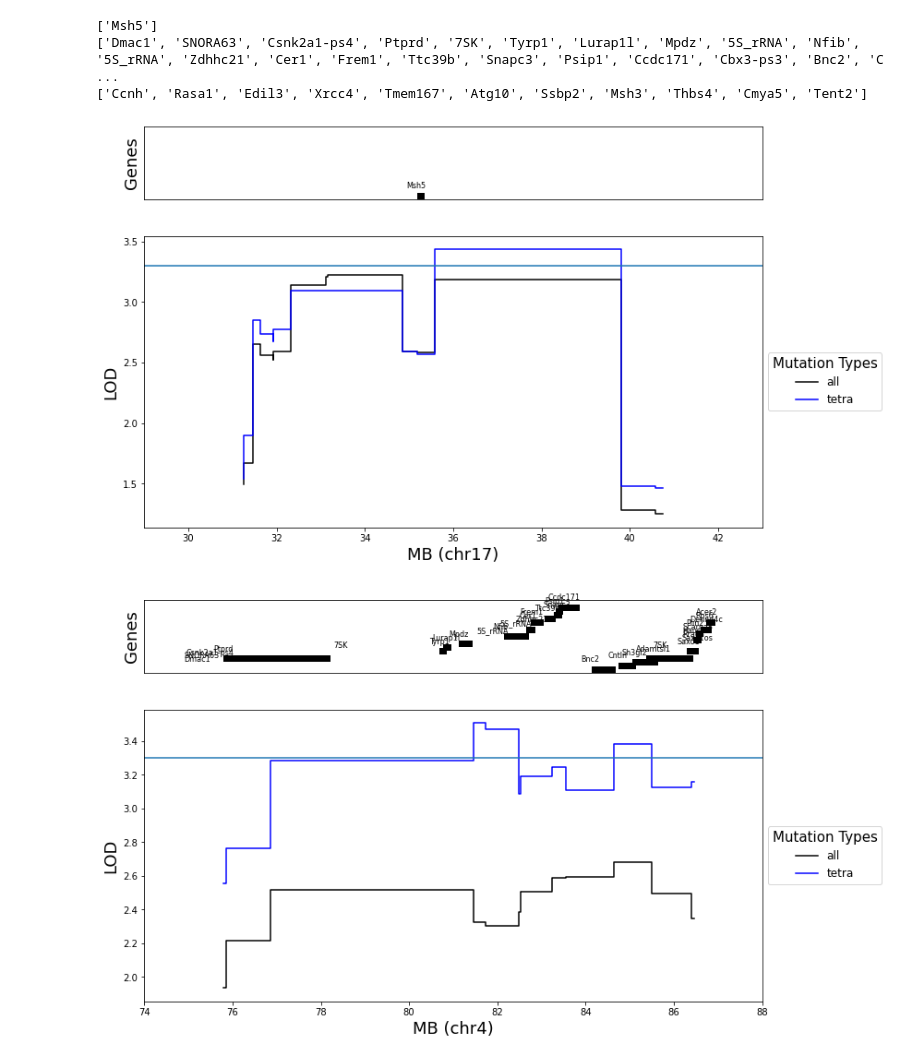
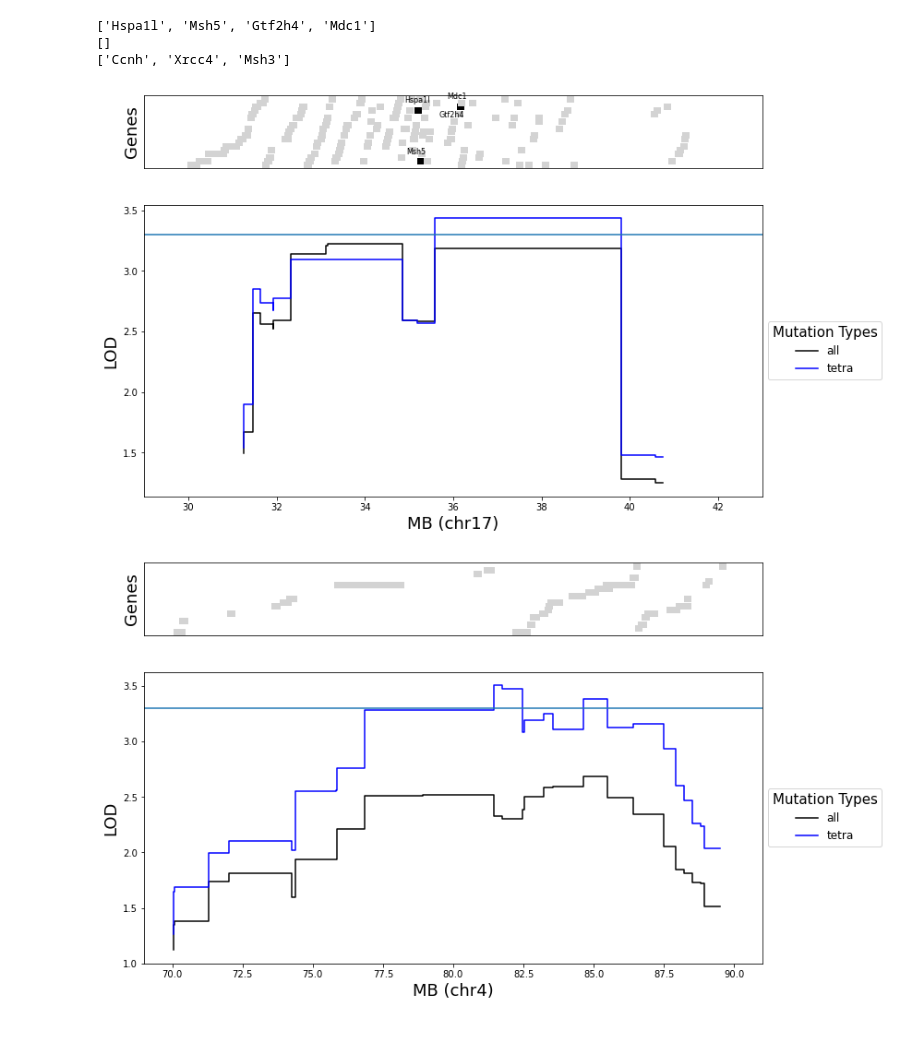
Before and after one commit to gymreklab/BXD-STR-Mutator-Manuscript, a Jupyter notebook: analysis/SuppFig-PeakZoom.ipynb, the cells around one changed output. Cells and saved outputs as stored; diff of their text form; code cells hidden in the pictures; blank space fills up the shorter version.

```diff
--- a/analysis/SuppFig-PeakZoom.ipynb
+++ b/analysis/SuppFig-PeakZoom.ipynb
@@ -1,4 +1,8 @@
 # %%
+import matplotlib
+matplotlib.rcParams['pdf.fonttype'] = 42
+matplotlib.rcParams['ps.fonttype'] = 42
+
 import pandas as pd
 import numpy as np
 import matplotlib.pyplot as plt
@@ -7,6 +11,8 @@ import matplotlib.patches as patches
 perc_expand_by_epoch = pd.read_csv('../outs/perc_expand_by_epoch_final.csv', index_col=0)
 perc_expand_by_epoch_tetra = pd.read_csv('../outs/perc_expand_by_epoch_tetra_final.csv', index_col=0)
 gtf_file = pd.read_csv('../data/vep/gencode.vM30.annotation.gtf.gz', skiprows=5, sep='\t', header=None)
+
+dna_repair_genes = [item.strip() for item in open('../outs/dna-repair-genes.txt', 'r').readlines()]
 # %%
 perc_expand = perc_expand_by_epoch[perc_expand_by_epoch["epoch_grp"]=="all"]
 perc_expand_tetra = perc_expand_by_epoch_tetra[perc_expand_by_epoch_tetra["epoch_grp"]=="all"]
@@ -30,7 +36,7 @@ def get_pts(x_data, y_data):
     y_pts.append(y_data[-1])
     return x_pts, y_pts
 # %%
-regions = [("chr17", 30, 42, ["Msh5"]), ("chr4", 75, 87, []), ("chr13",77.5, 95, ['Ccnh', 'Rasa1', 'Edil3', 'Xrcc4', 'Tmem167', 'Atg10', 'Ssbp2', 'Msh3', 'Cmya5', 'Thbs4', 'Tent2'])]
+regions = [("chr17", 30, 42, []), ("chr4", 70, 90, []), ("chr13",77.5, 95, [])]
 W = 1
 for r in regions:
     pe_region = perc_expand[(perc_expand["chr"]==r[0]) &
@@ -46,38 +52,42 @@ for r in regions:
     gtf_region[8] = gtf_region[8].apply(lambda x: x.split('gene_name "')[1].split('"')[0])
     gtf_region = gtf_region[~gtf_region[8].apply(lambda x: x.startswith("Gm") or x.endswith("Rik") or x.startswith("ENSM"))]
     if len(r[3])>0:
         gtf_region = gtf_region[gtf_region[8].isin(r[3])]
-    print(list(gtf_region[8]))
+    print([item for item in list(gtf_region[8]) if item in dna_repair_genes])
     fig, ax = plt.subplots(2, figsize=(12, 8), gridspec_kw={'height_ratios': [1, 4]})
 
     #### Plot gene locations ####
     ax[0].set_xlim((r[1]-W, r[2]+W))
     ax[0].set_ylim([-10, 10])
     y_locations = GetYCoords(range(-9, 10), gtf_region.shape[0])
     count = 0
 
     for index, row in gtf_region.iterrows():
         x_points = [float(row[3]/10**6), float(row[4]/10**6)]
-        ax[0].plot(x_points, [y_locations[count]]*2, linewidth=7, label=row[8], color = 'black')
-        ax[0].annotate(row[8], xy=(x_points[0]-0.3, y_locations[count]+2), fontsize=8)
+        if row[8] in dna_repair_genes:
+            ax[0].plot(x_points, [y_locations[count]]*2, linewidth=7, label=row[8], color = 'black')
+            ax[0].annotate(row[8], xy=(x_points[0]-0.3, y_locations[count]+2), fontsize=8)
+        else:
+            ax[0].plot(x_points, [y_locations[count]]*2, linewidth=7, label=row[8], color = 'lightgray')
         count += 1
     ax[0].tick_params(axis='both', bottom=False, left=False, labelbottom=False, labelleft=False)
     ax[0].set_ylabel('Genes', fontsize=18)
 
     #### Plot LOD epoch lines ###
     ax[1].set_xlim((r[1]-W, r[2]+W))
     x_all, y_all = get_pts(list(pe_region["pos"]/10**6),list(pe_region["LOD"]))
     x_tetra, y_tetra = get_pts(list(pe_region_tetra["pos"]/10**6),list(pe_region_tetra["LOD"]))
 
     ax[1].plot(x_all, y_all, label = 'all', color='black')
     ax[1].plot(x_tetra, y_tetra, label = 'tetra', color='blue')
     ax[1].axhline(y=3.3)
     ax[1].legend(title='Mutation Types', title_fontsize = 15, fontsize=12, loc='center left', bbox_to_anchor=(1, 0.5))
     plt.xlabel('MB (%s)'%r[0], fontsize=18)
     plt.ylabel('LOD', fontsize=18)
+    fig.savefig('pdfs/LocusZoom-PercExps-%s.pdf'%r[0])
 # %% [output]
-['Msh5']
-['Dmac1', 'SNORA63', 'Csnk2a1-ps4', 'Ptprd', '7SK', 'Tyrp1', 'Lurap1l', 'Mpdz', '5S_rRNA', 'Nfib', '5S_rRNA', 'Zdhhc21', 'Cer1', 'Frem1', 'Ttc39b', 'Snapc3', 'Psip1', 'Ccdc171', 'Cbx3-ps3', 'Bnc2', 'C ...
-['Ccnh', 'Rasa1', 'Edil3', 'Xrcc4', 'Tmem167', 'Atg10', 'Ssbp2', 'Msh3', 'Thbs4', 'Cmya5', 'Tent2']
+['Hspa1l', 'Msh5', 'Gtf2h4', 'Mdc1']
+[]
+['Ccnh', 'Xrcc4', 'Msh3']
-[figure, old version]
+[figure, new version]
-[figure, old version]
+[figure, new version]
```
Also changed, not shown: parts of 1 cell of this notebook, 1 other file.
